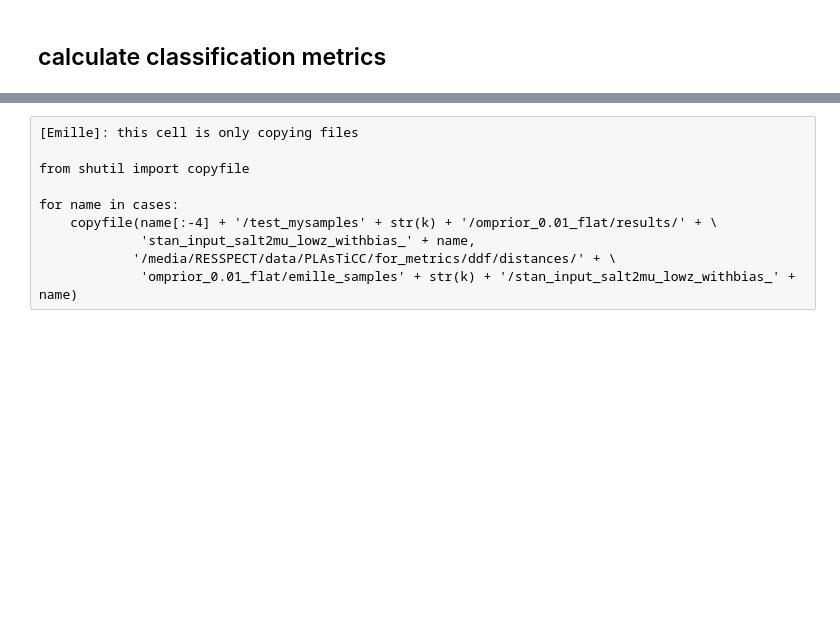
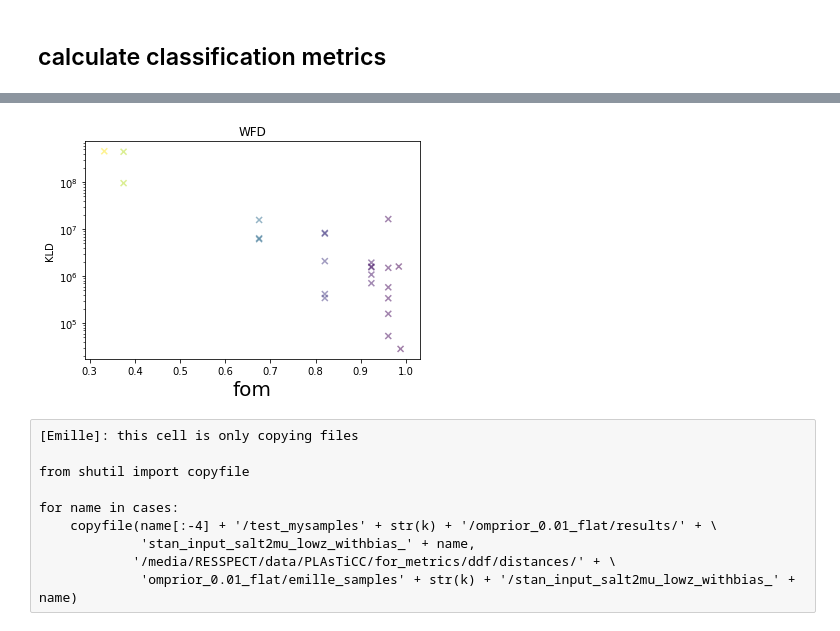
Before and after one commit to emilleishida/resspect_metric, a Jupyter notebook: posteriors/WFD/summary2.ipynb, the cells around one changed output, grey strips where cells are left out. Drawn from its saved outputs; the diff is of its cells as text; code cells hidden in the pictures; blank space fills up the shorter version.

```diff
--- a/posteriors/WFD/summary2.ipynb
+++ b/posteriors/WFD/summary2.ipynb
@@ -33,6 +41,7 @@ if '.ipynb_checkpoints' in cases:
 cases.remove('M0DIF')
 cases.remove('fitres')
 cases.remove('stan_summary')
+print(cases)
 #cases.remove('3000_0.csv')
 #cases.remove('75SNIa25SNIax.csv')
 if k == '':
@@ -48,3 +57,6 @@ if k == '':
     cases.remove('perfect3000_VII.csv')
     cases.remove('perfect3000_VIII.csv')
     cases.remove('perfect3000_0.csv')
+    cases.remove('perfect3000.csv')
+    cases.remove('random3000.csv')
+    cases.remove('fiducial3000.csv')
@@ -112,7 +144,7 @@ class det_mets(RateMatrix):
         self._derived()
     def _derived(self):
         self.ACC = (self.TP + self.TN) / (self.CP + self.CN)
-        self.BA = (self.TPR + self.TNR) / 2,
+        self.BA = (self.TPR + self.TNR) / 2.,
         self.F1S = 2. * self.PPV * self.TPR / (self.PPV + self.TPR)
         self.MCC = (self.TP * self.TN - self.FP * self.FN) / (np.sqrt(self.P * self.CP * self.CN * self.N))
         self.FM = np.sqrt(self.PPV * self.TPR)
@@ -144,7 +176,8 @@ class det_mets(RateMatrix):
         return self.purity
     def get_fom(self, penalty):
         self.pseudo_purity = self.TP / (self.TP + penalty * self.FP)
-        return self.pseudo_purity * self.efficiency
+        fom = self.pseudo_purity * self.efficiency
+        return fom
 # %%
 def nums_to_rate(tot, P, T, FP):
     N = tot - P
@@ -428,3 +507,15 @@ data_all['case']
+# %%
+plt.title('WFD')
+plt.scatter(data_all['fom3'], data_all['KLD'],
+            c=1.-data_all['perc_Ia'], marker='x', alpha=0.5)
+plt.semilogy()
+# plt.xlim(0., 1.)
+plt.xlabel('fom', fontsize=20)
+plt.ylabel('KLD')
+plt.savefig('WFD_KLD_v_FOM.png')
+plt.show()
+# %% [output]
+[figure, added]
 # %%
 redo = True
 
```
Also changed, not shown: parts of 9 cells of this notebook.
